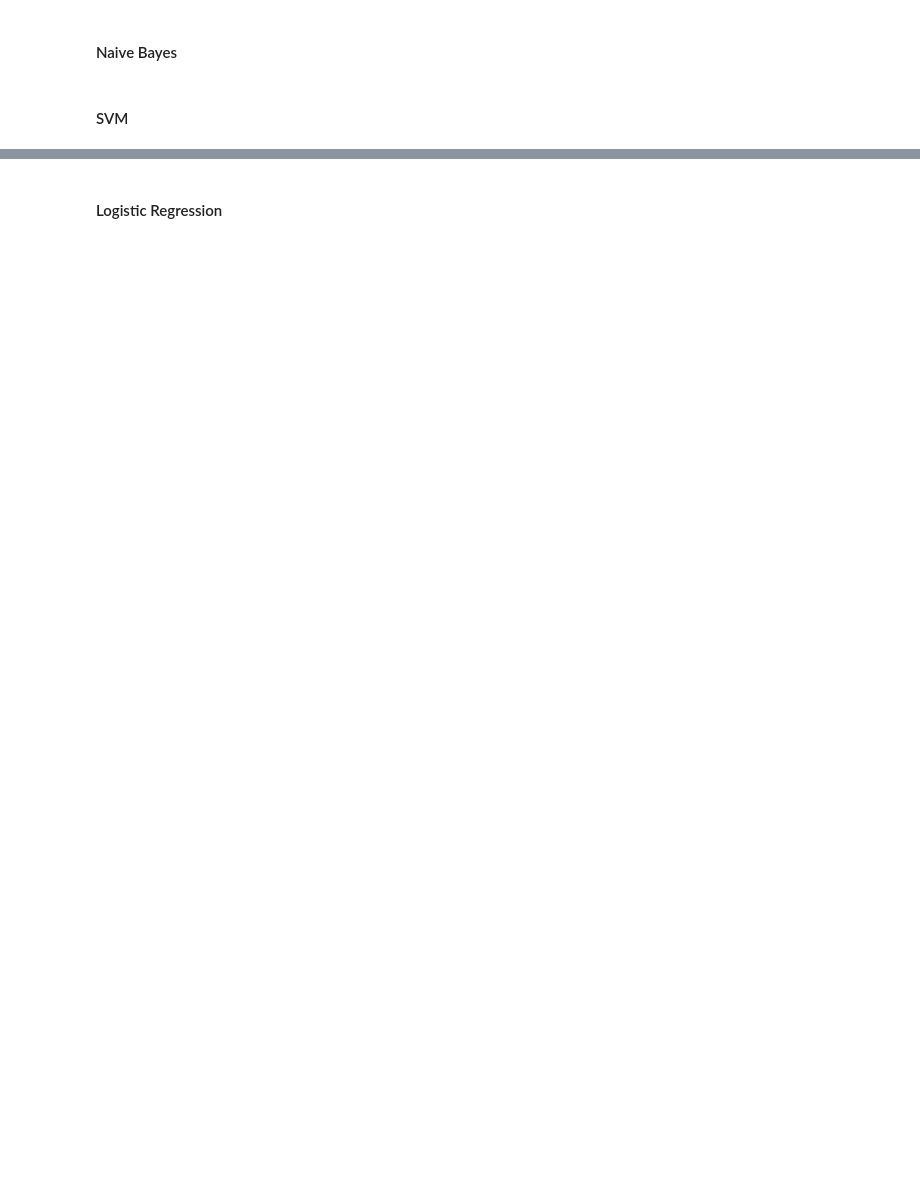
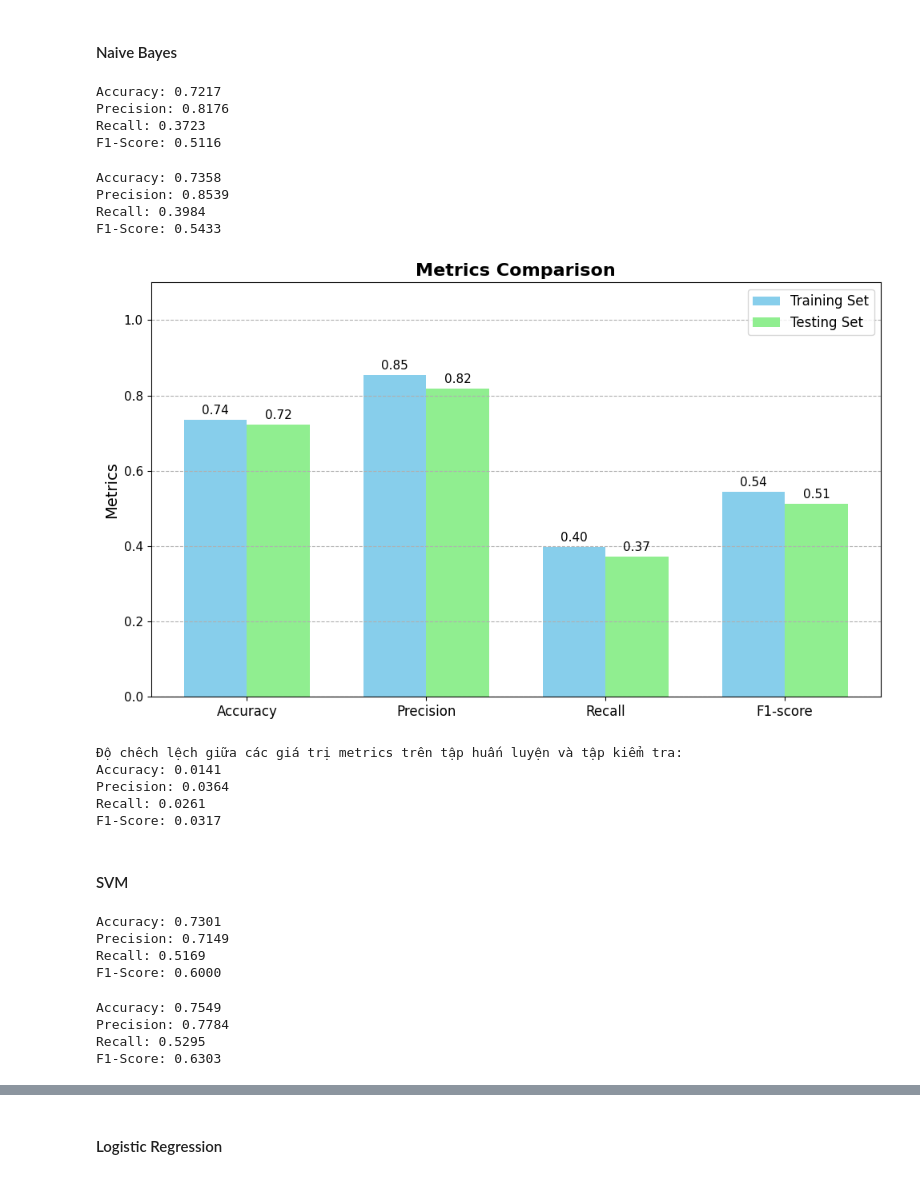
Before and after one commit to trnqbao/machine-learning-final-project, a Jupyter notebook: Ex2.ipynb, the cells around one changed output, grey strips where cells are left out. Saved outputs shown, nothing was run; the diff lists cells and outputs as text; code cells hidden in the pictures; blank space fills up the shorter version.

```diff
--- a/Ex2.ipynb
+++ b/Ex2.ipynb
@@ -543,4 +619,83 @@ X_train, X_test, y_train, y_test = train_test_split(X_scaled, y, random_state=5,
 # %% [markdown]
 #### Naive Bayes
+# %%
+from sklearn.naive_bayes import GaussianNB
+
+nb_clf = GaussianNB()
+
+nb_clf.fit(X_train, y_train)
+y_test_pred = nb_clf.predict(X_test)
+
+nb_accuracy = accuracy_score(y_test, y_test_pred)
+nb_precision = precision_score(y_test, y_test_pred)
+nb_recall = recall_score(y_test, y_test_pred)
+nb_f1 = f1_score(y_test, y_test_pred)
+
+print_metrics(nb_accuracy, nb_precision, nb_recall, nb_f1)
+# %% [output]
+Accuracy: 0.7217
+Precision: 0.8176
+Recall: 0.3723
+F1-Score: 0.5116
+# %%
+y_train_pred = nb_clf.predict(X_train)
+
+nb_train_accuracy = accuracy_score(y_train, y_train_pred)
+nb_train_precision = precision_score(y_train, y_train_pred)
+nb_train_recall = recall_score(y_train, y_train_pred)
+nb_train_f1 = f1_score(y_train, y_train_pred)
+
+print_metrics(nb_train_accuracy, nb_train_precision, nb_train_recall, nb_train_f1)
+# %% [output]
+Accuracy: 0.7358
+Precision: 0.8539
+Recall: 0.3984
+F1-Score: 0.5433
+# %%
+training_metrics = [nb_train_accuracy, nb_train_precision, nb_train_recall, nb_train_f1]
+testing_metrics = [nb_accuracy, nb_precision, nb_recall, nb_f1]
+
+compare_metrics(training_metrics, testing_metrics)
+compute_metric_difference(training_metrics, testing_metrics)
+# %% [output]
+[figure, added]
+Độ chêch lệch giữa các giá trị metrics trên tập huấn luyện và tập kiểm tra:
+Accuracy: 0.0141
+Precision: 0.0364
+Recall: 0.0261
+F1-Score: 0.0317
 # %% [markdown]
 #### SVM
+# %%
+from sklearn.svm import LinearSVC
+
+svm_clf = LinearSVC()
+
+svm_clf.fit(X_train, y_train)
+y_test_pred = svm_clf.predict(X_test)
+
+svm_accuracy = accuracy_score(y_test, y_test_pred)
+svm_precision = precision_score(y_test, y_test_pred)
+svm_recall = recall_score(y_test, y_test_pred)
+svm_f1 = f1_score(y_test, y_test_pred)
+
+print_metrics(svm_accuracy, svm_precision, svm_recall, svm_f1)
+# %% [output]
+Accuracy: 0.7301
+Precision: 0.7149
+Recall: 0.5169
+F1-Score: 0.6000
+# %%
+y_train_pred = svm_clf.predict(X_train)
+
+svm_train_accuracy = accuracy_score(y_train, y_train_pred)
+svm_train_precision = precision_score(y_train, y_train_pred)
+svm_train_recall = recall_score(y_train, y_train_pred)
+svm_train_f1 = f1_score(y_train, y_train_pred)
+
+print_metrics(svm_train_accuracy, svm_train_precision, svm_train_recall, svm_train_f1)
+# %% [output]
+Accuracy: 0.7549
+Precision: 0.7784
+Recall: 0.5295
+F1-Score: 0.6303
```
Also changed, not shown: parts of 76 cells of this notebook.
